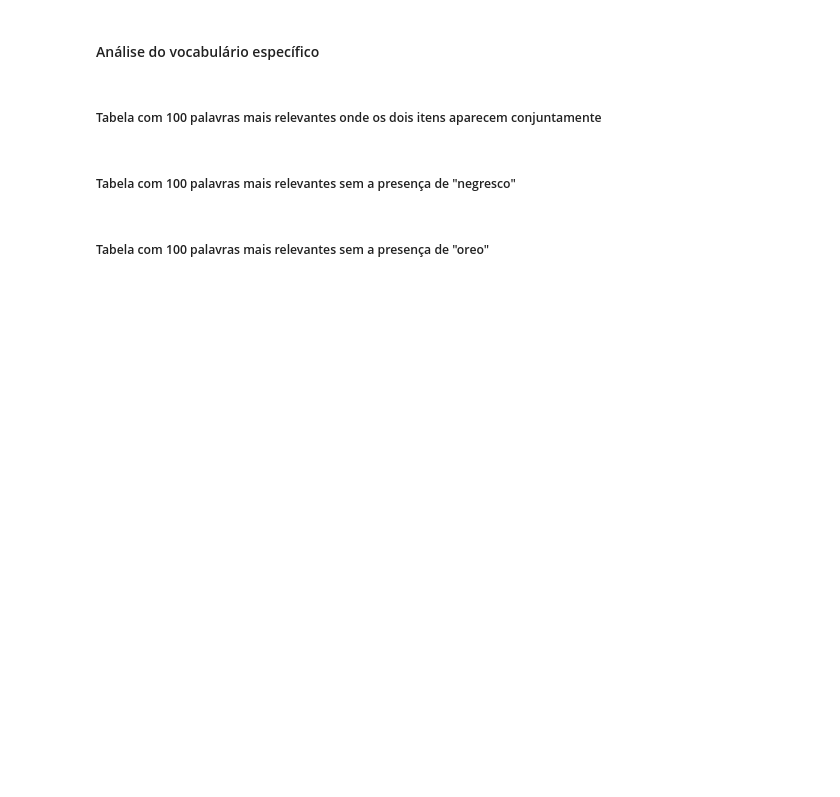
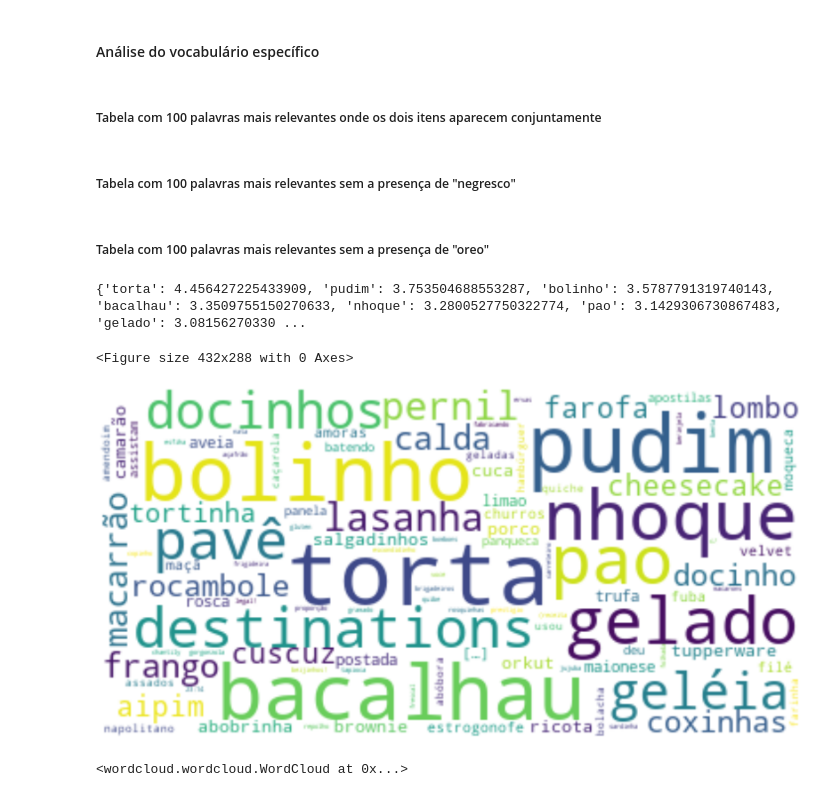
Before and after one commit to andrekwr/dataviz-spark-bigdata, a Jupyter notebook: main.ipynb, the cells around one changed output. Drawn from its saved outputs; the diff is of its cells as text; code cells hidden in the pictures; blank space fills up the shorter version.

Commit message:
wordcloud

```diff
--- a/main.ipynb
+++ b/main.ipynb
@@ -75,7 +75,8 @@ rdd_inter = rdd_freq_oreo.intersection(rdd_freq_negresco)
 # %%
 #Calcula 100 palavras mais relevantes em conjunto às palavras escolhidas
 rdd_all = rdd_inter.join(rdd_idf).map(lambda x: (x[0], x[1][0]*x[1][1])).takeOrdered(100, key=lambda x: -x[1])
-df = pd.DataFrame(rdd_all, columns = ["palavra", "relevancia"]).to_csv("rdd_all.csv")
+df = pd.DataFrame(rdd_all, columns = ["palavra", "relevancia"])
+df_csv = df.to_csv("rdd_all.csv", index=False)
 # %% [markdown]
 ##### Tabela com 100 palavras mais relevantes sem a presença de "negresco"
 # %%
@@ -90,0 +94,23 @@ df_n = pd.DataFrame(rdd_negresco, columns = ["palavra", "relevancia"]).to_csv("r
+# %%
+from wordcloud import WordCloud
+import matplotlib.pyplot as plt
+
+dict_freq = {}
+for i,row in df.iterrows():
+    dict_freq[row["palavra"]] = row["relevancia"]
+print(dict_freq)
+# %% [output]
+{'torta': 4.456427225433909, 'pudim': 3.753504688553287, 'bolinho': 3.5787791319740143, 'bacalhau': 3.3509755150270633, 'nhoque': 3.2800527750322774, 'pao': 3.1429306730867483, 'gelado': 3.08156270330 ...
+# %%
+wordcloud = WordCloud(max_font_size=50, max_words=100, background_color="white").generate_from_frequencies(frequencies=dict_freq)
+plt.figure()
+plt.figure(figsize=(30,40))
+plt.imshow(wordcloud, interpolation="bilinear")
+plt.axis("off")
+plt.show()
+
+wordcloud.to_file("first_review.png")
+# %% [output]
+<Figure size 432x288 with 0 Axes>
+[figure, added]
+<wordcloud.wordcloud.WordCloud at 0x...>
```
Also changed, not shown: parts of 2 cells of this notebook, 5 other files.
